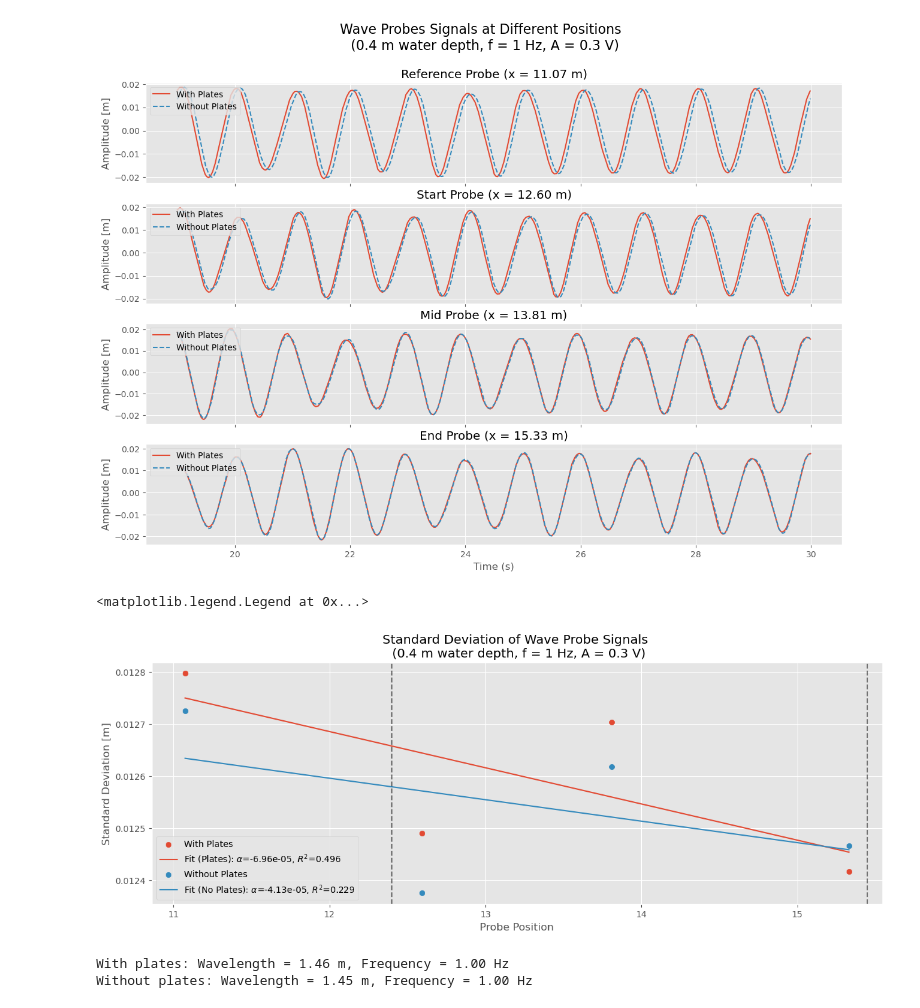
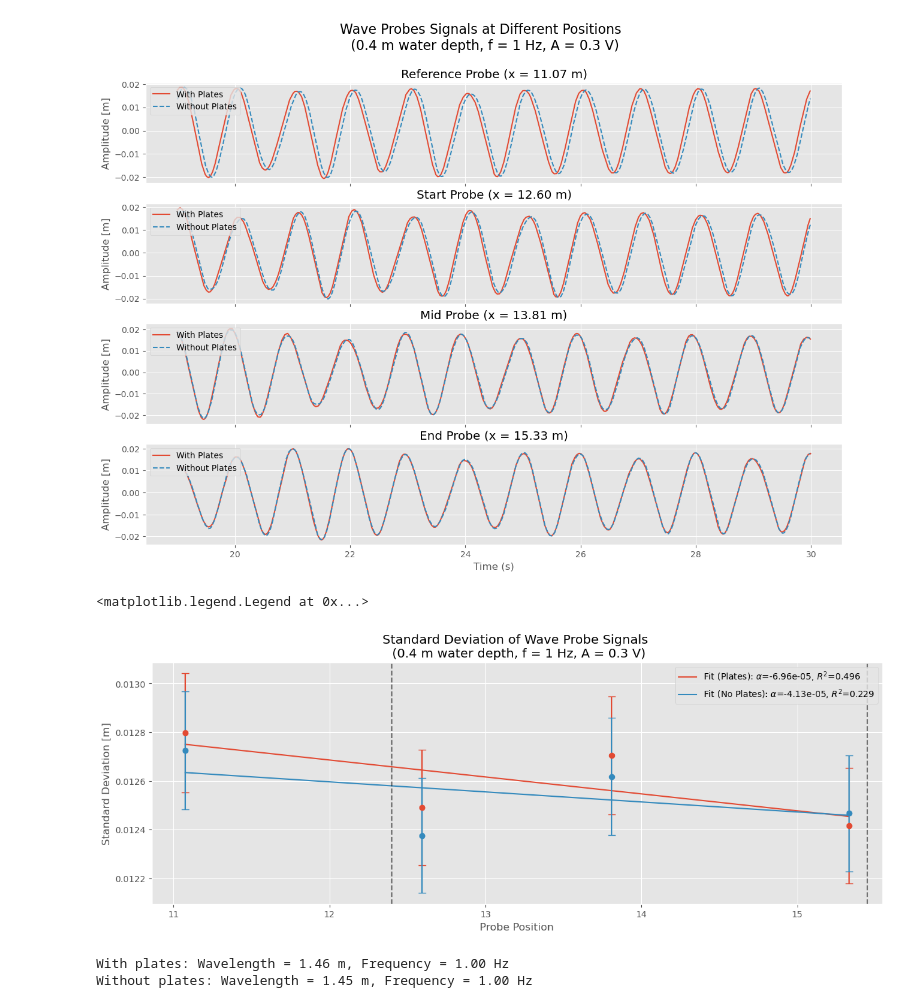
Before and after one commit to kjes4pres/Master_code, a Jupyter notebook: Reanalysis_of_Maxime/were_they_damped_questionmark/40_cm/40cm_f1_A03.ipynb, the cells around one changed output. Drawn from its saved outputs; the diff is of its cells as text; code cells hidden in the pictures.

Commit message:
added errorbars

```diff
--- a/Reanalysis_of_Maxime/were_they_damped_questionmark/40_cm/40cm_f1_A03.ipynb
+++ b/Reanalysis_of_Maxime/were_they_damped_questionmark/40_cm/40cm_f1_A03.ipynb
@@ -491,27 +491,44 @@ line_no = np.poly1d(coeff_no)
 r2_with = r2_score(std_with, line_with(positions))
 r2_no = r2_score(std_no, line_no(positions))
 # %%
+# Standard error
+errors_with = []
+errors_no = []
+
+errors_with.append((std_ref_plates) / np.sqrt(len(ref_cut['time'])))
+errors_with.append(np.mean([std_start_plates]) / np.sqrt(len(start_cut['time'])))
+errors_with.append(np.mean([std_mid_plates]) / np.sqrt(len(mid_cut['time'])))
+errors_with.append(np.mean([std_end_plates]) / np.sqrt(len(end_cut['time'])))
+
+errors_no.append((std_ref_none) / np.sqrt(len(ref_no_cut['time'])))
+errors_no.append(np.mean([std_start_none]) / np.sqrt(len(start_no_cut['time'])))
+errors_no.append(np.mean([std_mid_none]) / np.sqrt(len(mid_no_cut['time'])))
+errors_no.append(np.mean([std_end_none]) / np.sqrt(len(end_no_cut['time'])))
+
+
 stds_plates = [std_ref_plates, std_start_plates, std_mid_plates, std_end_plates]
 stds_none = [std_ref_none, std_start_none, std_mid_none, std_end_none]
 
 fig, ax = plt.subplots(figsize=(15, 5))
 
-ax.scatter(positions, stds_plates, marker='o', label='With Plates')
-ax.plot(positions, line_with(positions), label=rf'Fit (Plates): $\alpha$={coeff_with[0]:.2e}, $R^2$={r2_with:.3f}')
+# show points with vertical error bars from errors_with
+ax.errorbar(positions, stds_plates, yerr=errors_with, color='C0', fmt='o', capsize=4)
+ax.plot(positions, line_with(positions), color='C0',label=rf'Fit (Plates): $\alpha$={coeff_with[0]:.2e}, $R^2$={r2_with:.3f}')
 
-ax.scatter(positions, stds_none, marker='o', label='Without Plates')
-ax.plot(positions, line_no(positions), label=rf'Fit (No Plates): $\alpha$={coeff_no[0]:.2e}, $R^2$={r2_no:.3f}')
+# show points with vertical error bars from errors_no
+ax.errorbar(positions, stds_none, yerr=errors_no, fmt='o', color='C1', capsize=4)
+ax.plot(positions, line_no(positions), color='C1', label=rf'Fit (No Plates): $\alpha$={coeff_no[0]:.2e}, $R^2$={r2_no:.3f}')
 
 ax.axvline(beach_start, color= 'black', alpha=0.5, linestyle='--')
 ax.axvline(beach_end, color='black', alpha=0.5, linestyle='--')
 
 ax.set_xlabel('Probe Position')
 ax.set_ylabel('Standard Deviation [m]')
 plt.title(f'Standard Deviation of Wave Probe Signals \n ({H} m water depth, f = {f} Hz, A = {A} V)')
 plt.legend()
 # %% [output]
 <matplotlib.legend.Legend at 0x...>
-[figure, old version]
+[figure, new version]
 # %%
 amp_diff_plates = np.sqrt(2)*std_end_plates - amplitude_ref_plates
 amp_diff_none = np.sqrt(2)*std_end_none - amplitude_ref_none
```
Also changed, not shown: 17 other files.
